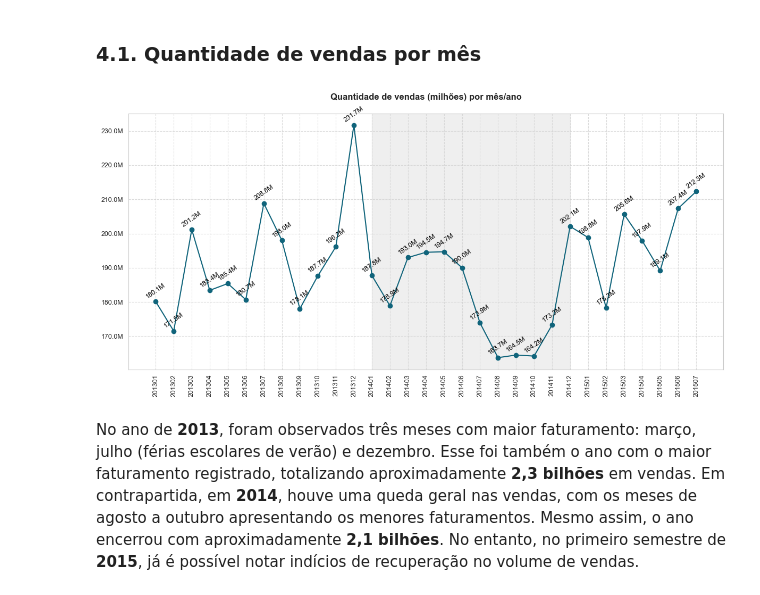
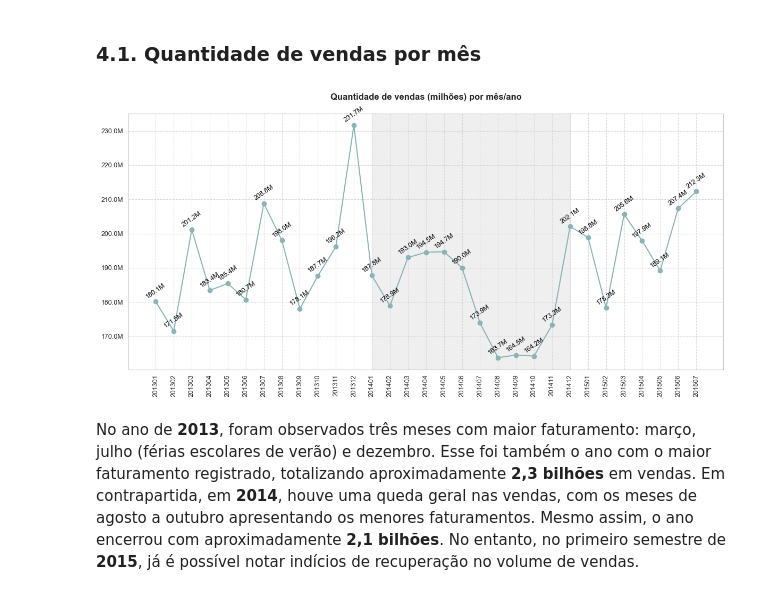
Before and after one commit to emso-exe/Previsao_de_demandas_de_drogarias, a Jupyter notebook: 000_analise_exploratoria.ipynb, the cells around one changed output. Drawn from its saved outputs; the diff is of its cells as text; code cells hidden in the pictures.

```diff
--- a/000_analise_exploratoria.ipynb
+++ b/000_analise_exploratoria.ipynb
@@ -250,37 +250,37 @@ df_00 = df.groupby('Year_Month')['Sales'].sum().reset_index()
 fig, ax1 = plt.subplots(figsize=(12, 6))
 
 # Plotar o gráfico de linhas usando 'ax1'
-ax1.plot(df_00['Year_Month'], df_00['Sales'], marker='o', color='#10647b')
+ax1.plot(df_00['Year_Month'], df_00['Sales'], marker='o', color='#8cb3b6')
 
 # Formatar os números do eixo Y para milhões
 ax1.yaxis.set_major_formatter(mticker.FuncFormatter(formatar_valores_))
 
 # Formatar área para destacar o ano
 ax1.axvspan(df_00[df_00['Year_Month'] == '201401'].index[0],
             df_00[df_00['Year_Month'] == '201412'].index[0],
             color='#d3d3d3', alpha=0.35)
 
 # Rotacionar os rótulos do eixo X
 plt.xticks(rotation=90, ha='center', fontsize=9)
 plt.yticks(fontsize=9)
 
 # Título e formatação dos eixos
 plt.title(f'Quantidade de vendas (milhões) por mês/ano\n', fontsize=12, fontweight='bold')
 plt.xlabel('')
 plt.ylabel('')
 
 # Adicionar rótulos nos pontos do gráfico de linha com maior espaçamento
 for x, y in zip(df_00['Year_Month'], df_00['Sales']):
     ax1.text(x, y + 0.002 * max(df_00['Sales']),  # Aumentar o deslocamento aqui
              formatar_valores(y), color='black',
              ha='center', va='bottom', fontsize=9, rotation=35)
 
 # Ajustar o layout para evitar sobreposição
 plt.tight_layout()
 plt.grid(True, linestyle='--', alpha=0.7)
 plt.show()
 # %% [output]
-[figure, old version]
+[figure, new version]
 # %% [markdown]
 No ano de **2013**, foram observados três meses com maior faturamento: março, julho (férias escolares de verão) e dezembro. Esse foi também o ano com o maior faturamento registrado, totalizando aproximadamente **2,3 bilhões** em vendas. Em contrapartida, em **2014**, houve uma queda geral nas vendas, com os meses de agosto a outubro apresentando os menores faturamentos. Mesmo assim, o ano encerrou com aproximadamente **2,1 bilhões**. No entanto, no primeiro semestre de **2015**, já é possível notar indícios de recuperação no volume de vendas.
 # %% [markdown]
```
